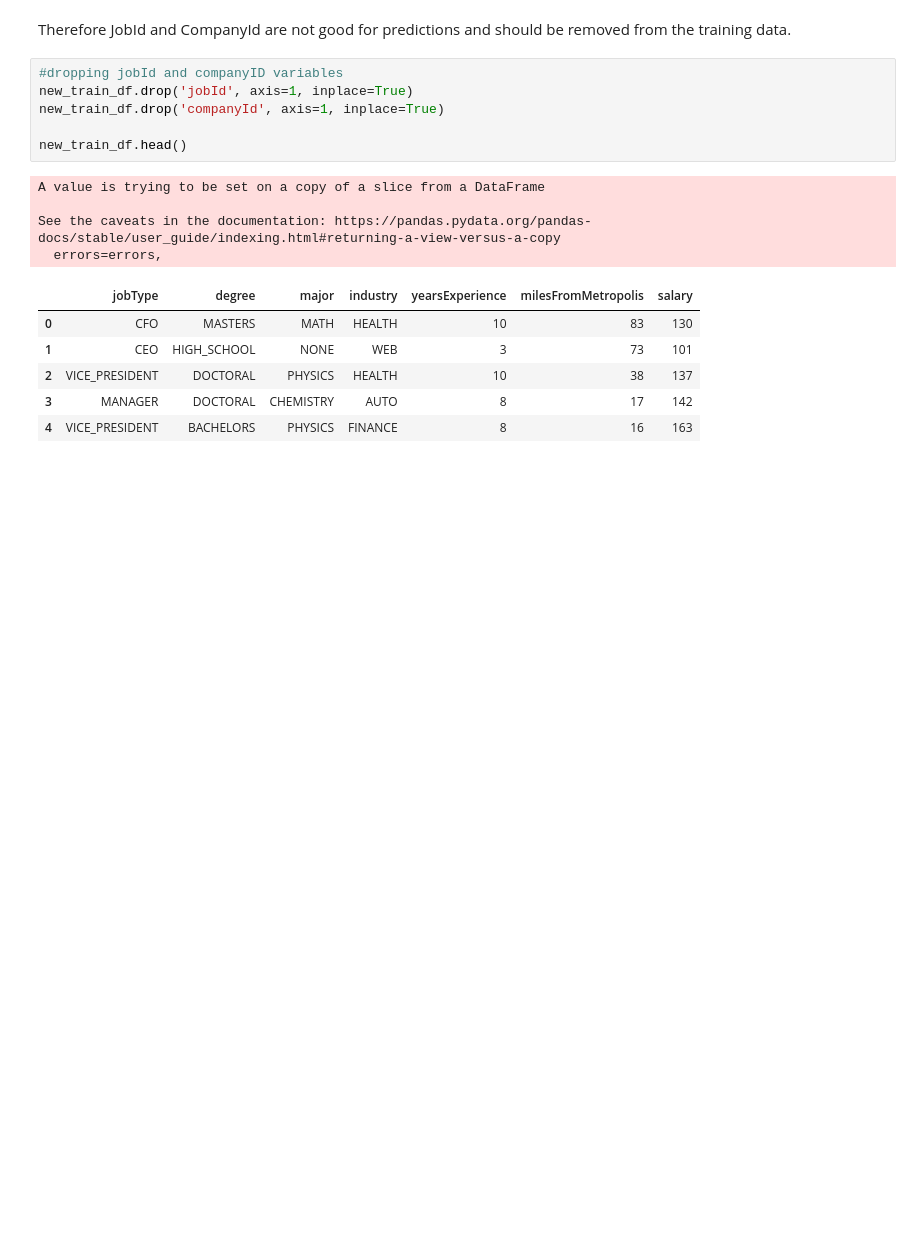
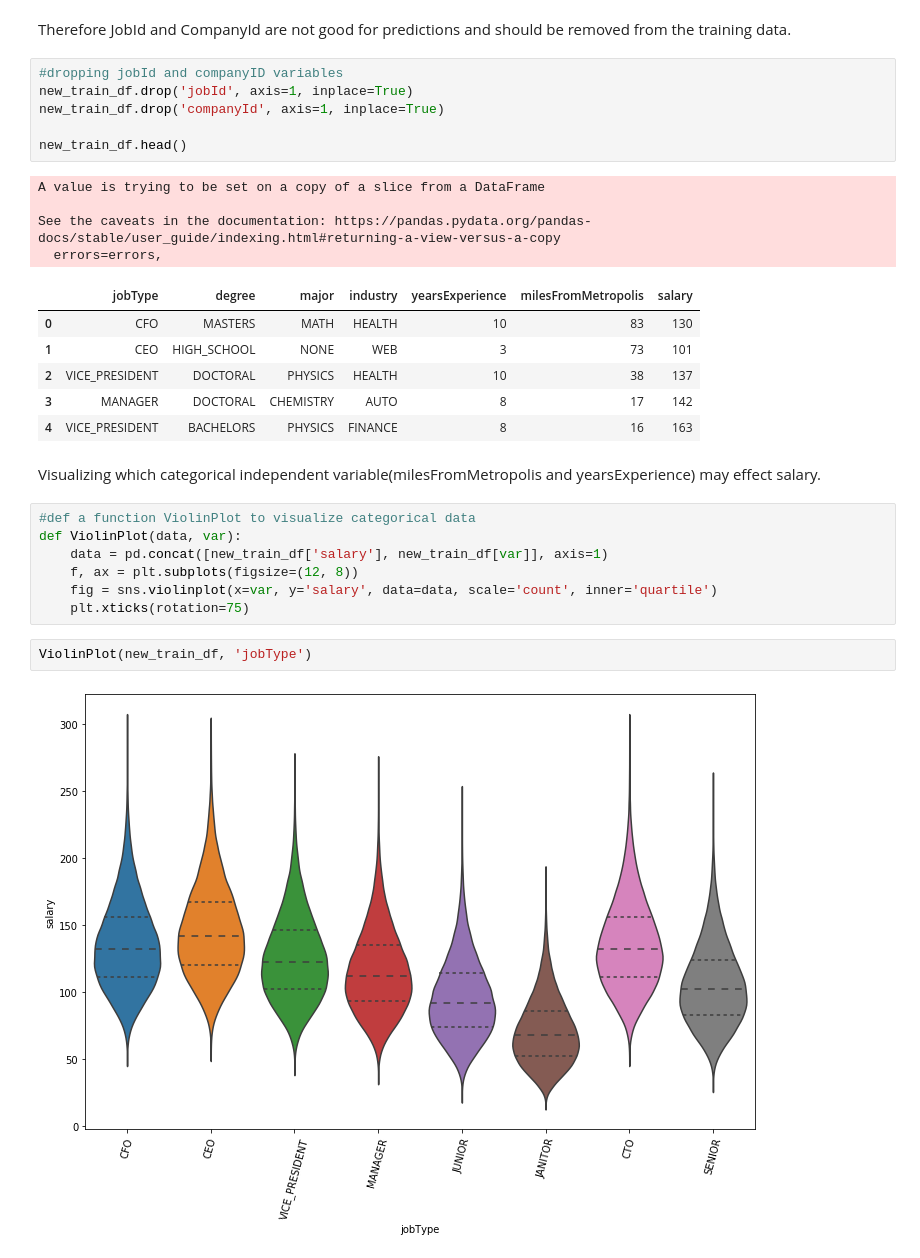
Before and after one commit to vibhutivadje/ML, a Jupyter notebook: Regression.ipynb, the cells around one changed output. Drawn from its saved outputs; the diff is of its cells as text; blank space fills up the shorter version.

Commit message:
plots

```diff
--- a/Regression.ipynb
+++ b/Regression.ipynb
@@ -327,3 +327,16 @@ See the caveats in the documentation: https://pandas.pydata.org/pandas-docs/stab
 | 2 | VICE_PRESIDENT | DOCTORAL | PHYSICS | HEALTH | 10 | 38 | 137 |
 | 3 | MANAGER | DOCTORAL | CHEMISTRY | AUTO | 8 | 17 | 142 |
 | 4 | VICE_PRESIDENT | BACHELORS | PHYSICS | FINANCE | 8 | 16 | 163 |
+# %% [markdown]
+Visualizing which categorical independent variable(milesFromMetropolis and yearsExperience) may effect salary.
+# %%
+#def a function ViolinPlot to visualize categorical data
+def ViolinPlot(data, var):
+    data = pd.concat([new_train_df['salary'], new_train_df[var]], axis=1)
+    f, ax = plt.subplots(figsize=(12, 8))
+    fig = sns.violinplot(x=var, y='salary', data=data, scale='count', inner='quartile')
+    plt.xticks(rotation=75)
+# %%
+ViolinPlot(new_train_df, 'jobType')
+# %% [output]
+[figure, added]
```
Also changed, not shown: parts of 11 cells of this notebook.
